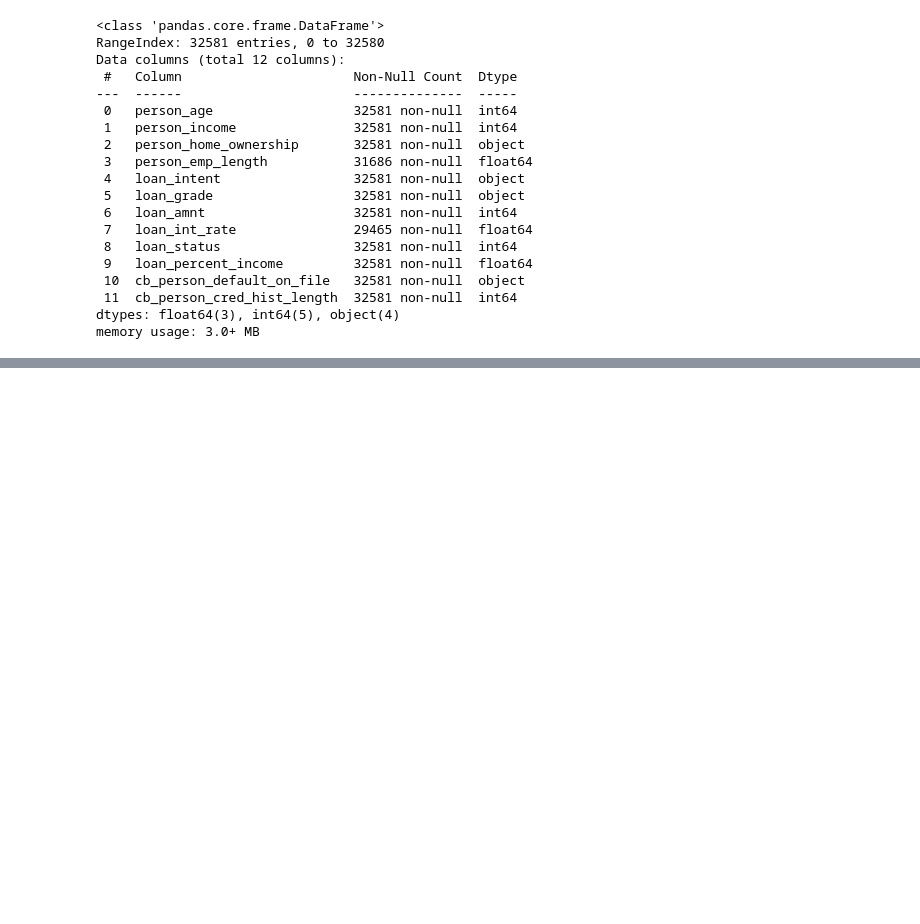
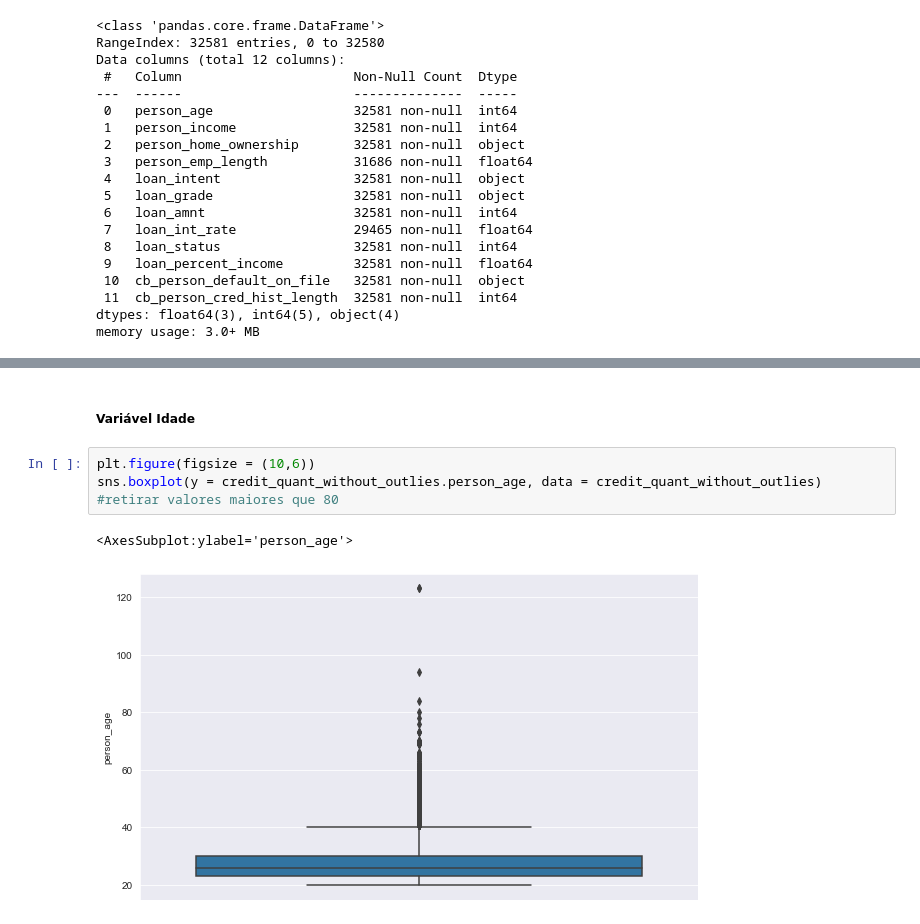
Before and after one commit to gizelecardoso/analise_credito, a Jupyter notebook: analytics.ipynb, the cells around one changed output, grey strips where cells are left out. Cells and saved outputs as stored; diff of their text form; blank space fills up the shorter version.

```diff
--- a/analytics.ipynb
+++ b/analytics.ipynb
@@ -172,0 +273,8 @@ quali = [
+# %% [markdown]
+##### Variável Idade
+# %%
+plt.figure(figsize = (10,6))
+sns.boxplot(y = credit_quant_without_outlies.person_age, data = credit_quant_without_outlies) #retirar valores maiores que 80
+# %% [output]
+<AxesSubplot:ylabel='person_age'>
+[figure, added]
```
Also changed, not shown: parts of 51 cells of this notebook, 1 other file.
